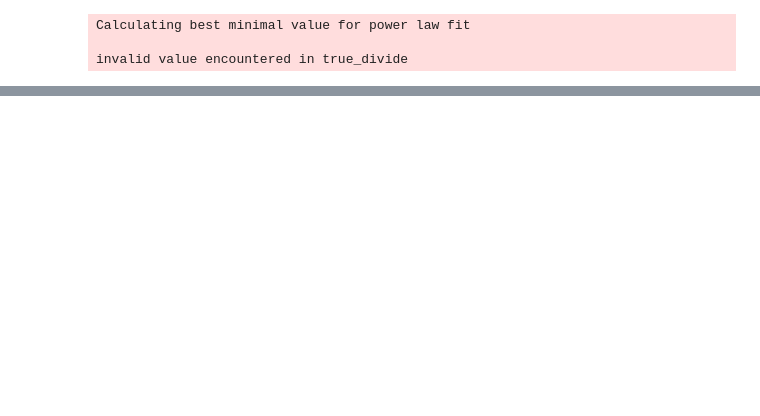
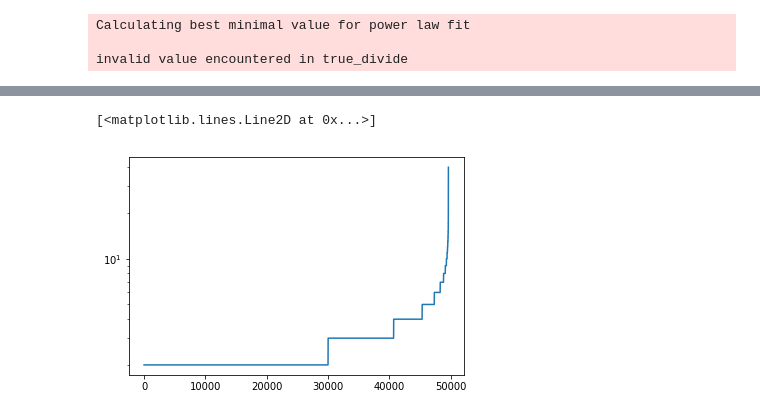
Before and after one commit to GXIU/SpatialYule, a Jupyter notebook: Experiments/0929-Copy2.ipynb, the cells around one changed output, grey strips where cells are left out. Cells and saved outputs as stored; diff of their text form; code cells hidden in the pictures; blank space fills up the shorter version.

```diff
--- a/Experiments/0929-Copy2.ipynb
+++ b/Experiments/0929-Copy2.ipynb
@@ -225,0 +234,5 @@ area_pwl.plot_pdf()
+# %%
+plt.semilogy(np.sort(area_))
+# %% [output]
+[<matplotlib.lines.Line2D at 0x...>]
+[figure, added]
```
Also changed, not shown: parts of 6 cells of this notebook, 1 other file.
